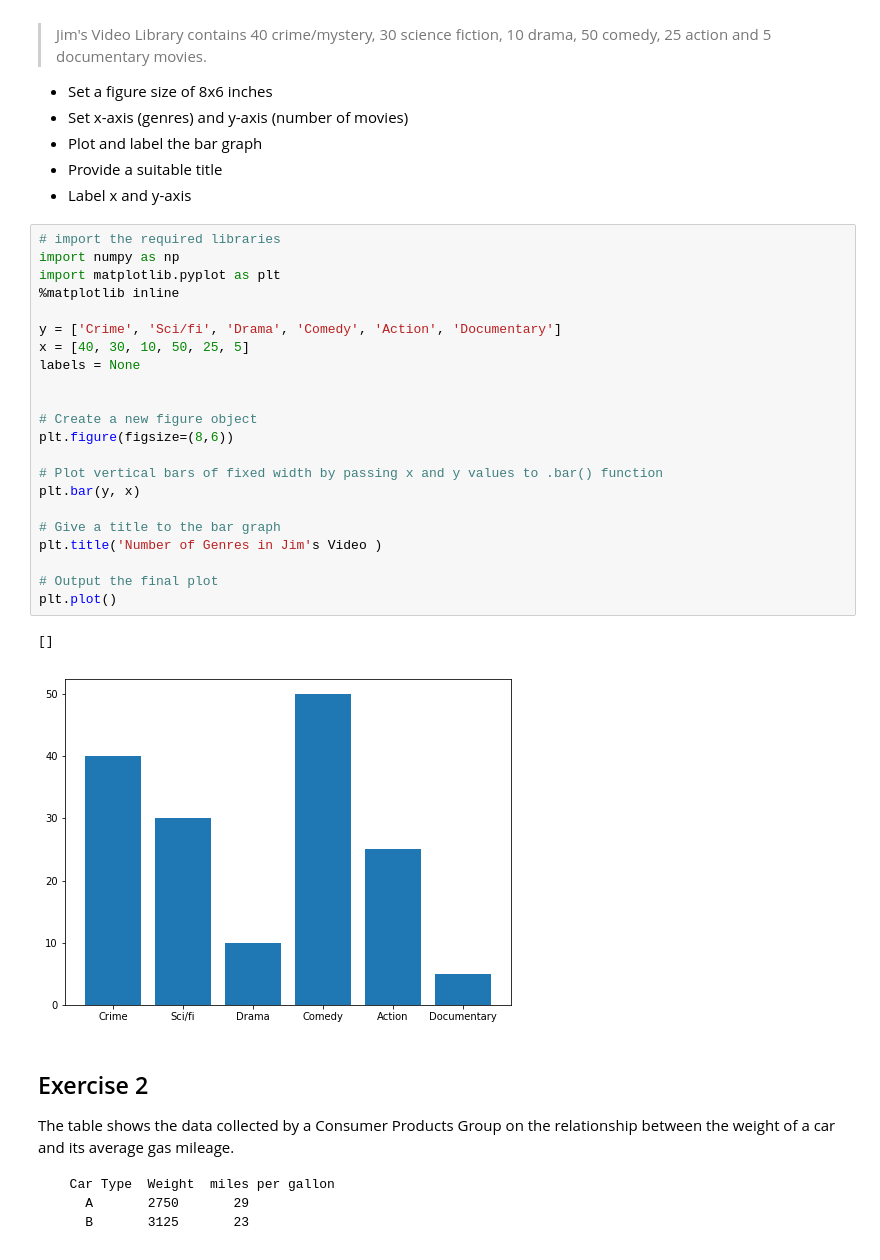
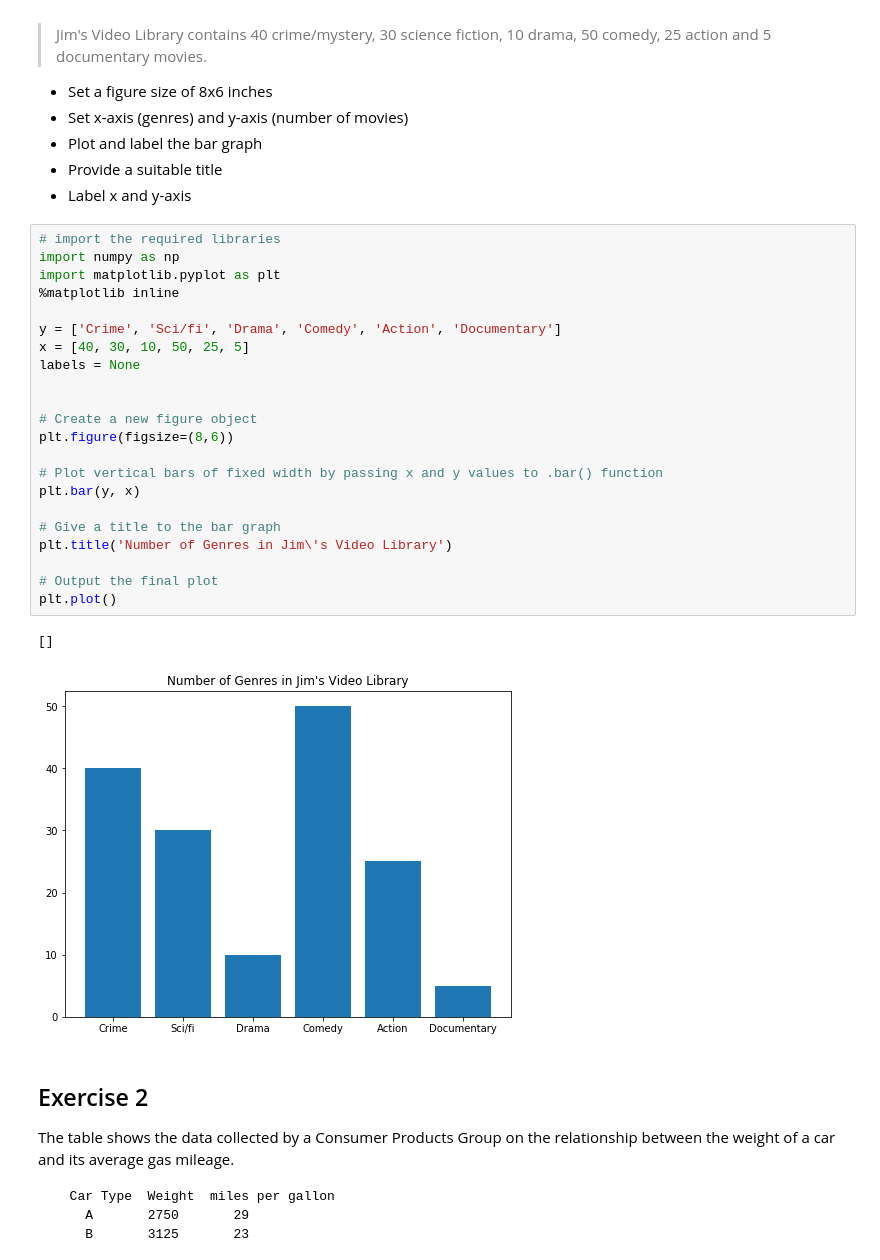
Before and after one commit to kathrinv/dsc-data-viz-lab-nyc-ds-082619, a Jupyter notebook: index.ipynb, the cells around one changed output. Drawn from its saved outputs; the diff is of its cells as text.

```diff
--- a/index.ipynb
+++ b/index.ipynb
@@ -23,28 +23,28 @@ Make a vertical bar graph using `plt.bar()` for the following set of data:
 # %%
 # import the required libraries
 import numpy as np
 import matplotlib.pyplot as plt
 %matplotlib inline
 
 y = ['Crime', 'Sci/fi', 'Drama', 'Comedy', 'Action', 'Documentary']
 x = [40, 30, 10, 50, 25, 5]
 labels = None
 
 
 # Create a new figure object
 plt.figure(figsize=(8,6))
 
 # Plot vertical bars of fixed width by passing x and y values to .bar() function
 plt.bar(y, x)
 
 # Give a title to the bar graph
-plt.title('Number of Genres in Jim's Video )
+plt.title('Number of Genres in Jim\'s Video Library')
 
 # Output the final plot
 plt.plot()
 # %% [output]
 []
-[figure, old version]
+[figure, new version]
 # %% [markdown]
 ## Exercise 2
 
```
